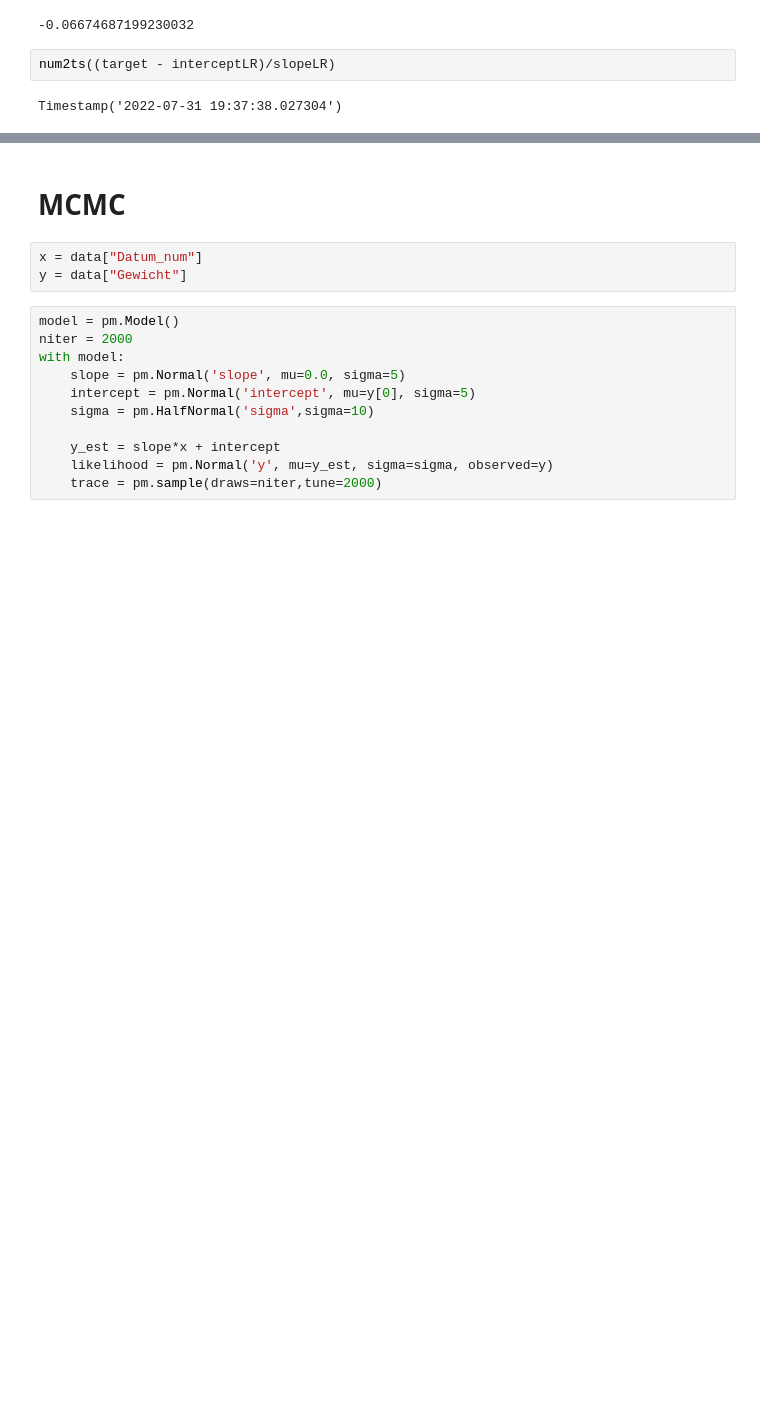
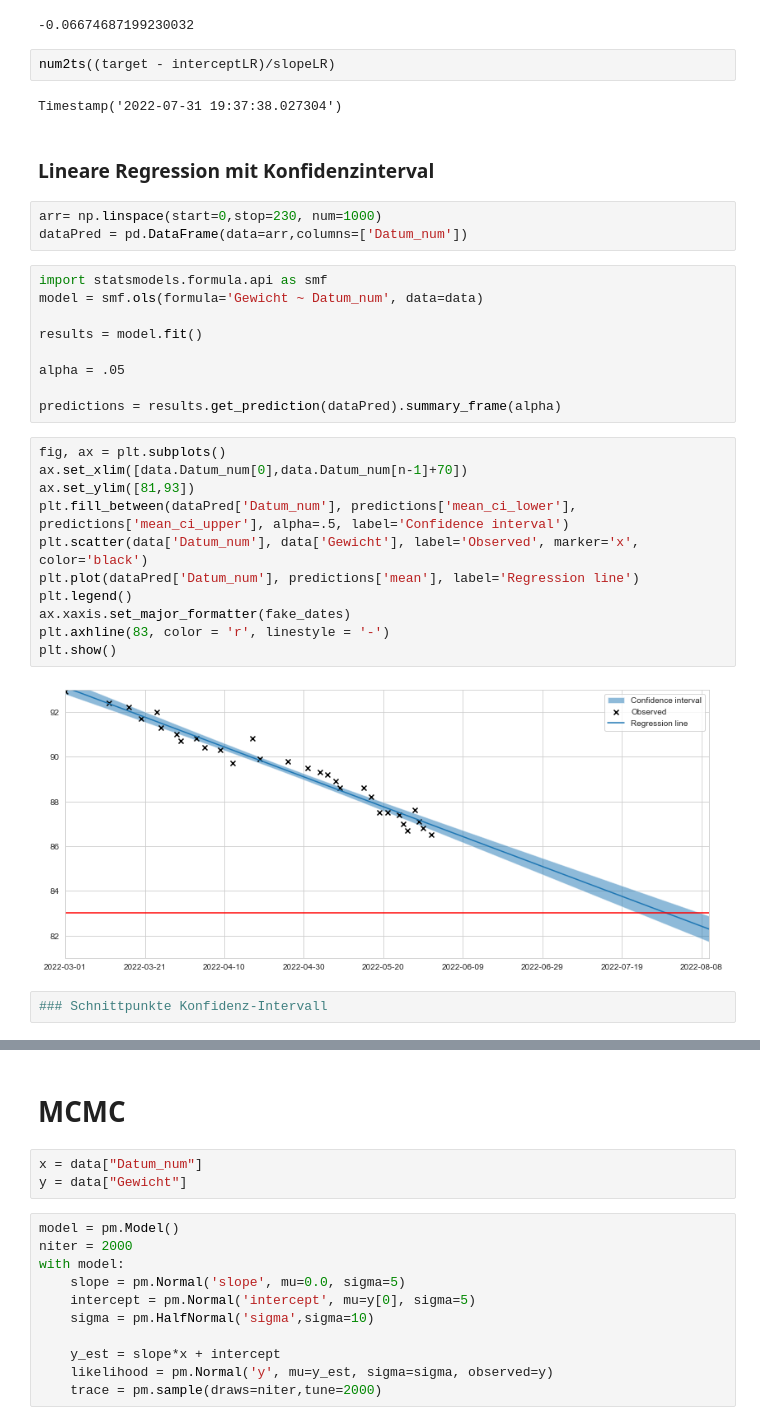
Before and after one commit to raproth/jupyternotebooks, a Jupyter notebook: ProbLinReg/propRegression.ipynb, the cells around one changed output, grey strips where cells are left out. Cells and saved outputs as stored; diff of their text form; blank space fills up the shorter version.

Commit message:
added confidence interval

```diff
--- a/ProbLinReg/propRegression.ipynb
+++ b/ProbLinReg/propRegression.ipynb
@@ -88,3 +86,32 @@ slopeLR
 num2ts((target - interceptLR)/slopeLR)
 # %% [output]
 Timestamp('2022-07-31 19:37:38.027304')
+# %% [markdown]
+### Lineare Regression mit Konfidenzinterval
+# %%
+arr= np.linspace(start=0,stop=230, num=1000)
+dataPred = pd.DataFrame(data=arr,columns=['Datum_num'])
+# %%
+import statsmodels.formula.api as smf
+model = smf.ols(formula='Gewicht ~ Datum_num', data=data)
+
+results = model.fit()
+
+alpha = .05
+
+predictions = results.get_prediction(dataPred).summary_frame(alpha)
+# %%
+fig, ax = plt.subplots()
+ax.set_xlim([data.Datum_num[0],data.Datum_num[n-1]+70])
+ax.set_ylim([81,93])
+plt.fill_between(dataPred['Datum_num'], predictions['mean_ci_lower'], predictions['mean_ci_upper'], alpha=.5, label='Confidence interval')
+plt.scatter(data['Datum_num'], data['Gewicht'], label='Observed', marker='x', color='black')
+plt.plot(dataPred['Datum_num'], predictions['mean'], label='Regression line')
+plt.legend()
+ax.xaxis.set_major_formatter(fake_dates)
+plt.axhline(83, color = 'r', linestyle = '-')
+plt.show()
+# %% [output]
+[figure, added]
+# %%
+### Schnittpunkte Konfidenz-Intervall
```
Also changed, not shown: parts of 3 cells of this notebook.
